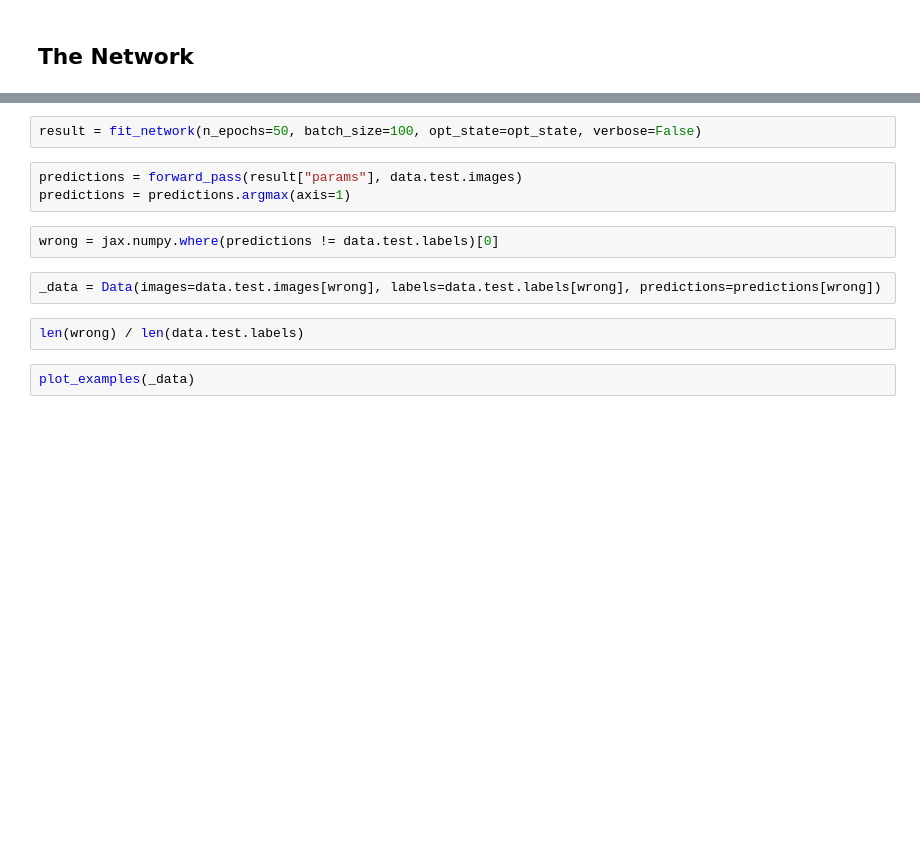
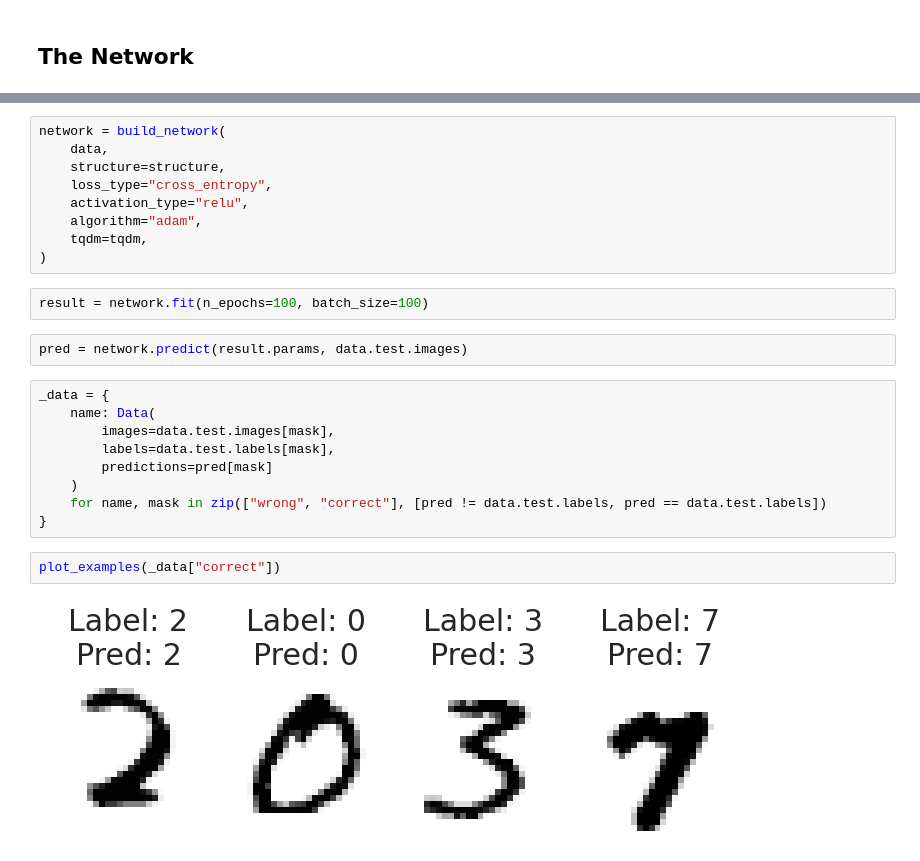
Before and after one commit to timmens/neural-net, a Jupyter notebook: src/nnet/neural_network.ipynb, the cells around one changed output, grey strips where cells are left out. Saved outputs shown, nothing was run; the diff lists cells and outputs as text; blank space fills up the shorter version.

```diff
--- a/src/nnet/neural_network.ipynb
+++ b/src/nnet/neural_network.ipynb
@@ -53,13 +30,26 @@ fit_network = get_fitting_function(data, update, accuracy, get_params, tqdm=tqdm
+# %%
+network = build_network(
+    data,
+    structure=structure,
+    loss_type="cross_entropy",
+    activation_type="relu",
+    algorithm="adam",
+    tqdm=tqdm,
+)
 # %%
-result = fit_network(n_epochs=50, batch_size=100, opt_state=opt_state, verbose=False)
+result = network.fit(n_epochs=100, batch_size=100)
 # %%
-predictions = forward_pass(result["params"], data.test.images)
-predictions = predictions.argmax(axis=1)
+pred = network.predict(result.params, data.test.images)
-# %%
-wrong = jax.numpy.where(predictions != data.test.labels)[0]
 # %%
-_data = Data(images=data.test.images[wrong], labels=data.test.labels[wrong], predictions=predictions[wrong])
+_data = {
+    name: Data(
+        images=data.test.images[mask],
+        labels=data.test.labels[mask],
+        predictions=pred[mask]
+    )
+    for name, mask in zip(["wrong", "correct"], [pred != data.test.labels, pred == data.test.labels])
+}
-# %%
-len(wrong) / len(data.test.labels)
 # %%
-plot_examples(_data)
+plot_examples(_data["correct"])
+# %% [output]
+[figure, added]
```
Also changed, not shown: parts of 15 cells of this notebook, 2 other files.
